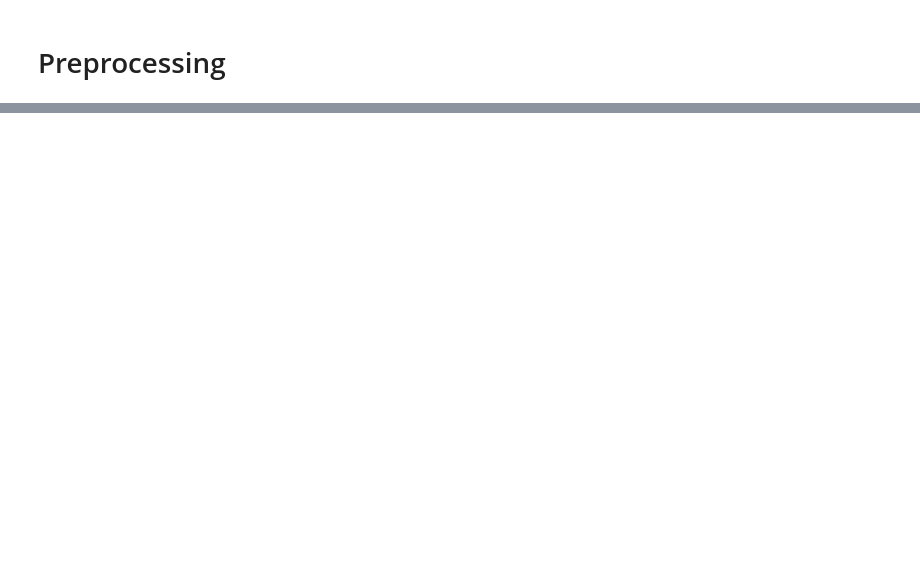
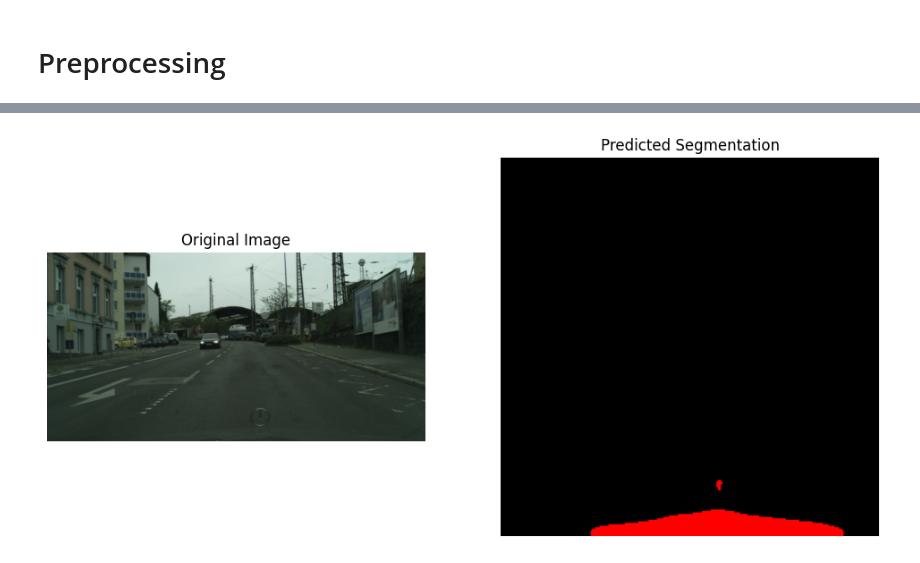
Before and after one commit to ahmedoy/CitySegmentation, a Jupyter notebook: Notebook.ipynb, the cells around one changed output, grey strips where cells are left out. Saved outputs shown, nothing was run; the diff lists cells and outputs as text; code cells hidden in the pictures; blank space fills up the shorter version.

Commit message:
Kaggle Notebook | Notebook | Version 2

```diff
--- a/Notebook.ipynb
+++ b/Notebook.ipynb
@@ -364,0 +751,6 @@ Batch Masks device: cpu
+# %%
+# Set up loss function and optimizer
+criterion = torch.nn.CrossEntropyLoss(ignore_index=255)
+
+# Only optimize the classifier parameters
+optimizer = torch.optim.Adam(model.classifier.parameters(), lr=0.0001)
@@ -364,0 +798,14 @@ Batch Masks device: cpu
+# %%
+def predict_image(model, image, device):
+    model.eval()
+    image = image.to(device).unsqueeze(0)  # Add batch dimension
+    with torch.no_grad():
+        output = model(image)['out']
+        pred = torch.argmax(output, dim=1)
+    return pred.squeeze(0).cpu().numpy()
+
+# Example usage with an image
+image = Image.open('/kaggle/input/images/test/aachen/aachen_000075_000019_leftImg8bit.png').convert('RGB')
+image = transform(image)  # Apply the same transformations
+prediction = predict_image(model, image, device)
+prediction
@@ -365,3 +820,49 @@ Batch Masks device: cpu
+# %%
+import matplotlib.pyplot as plt
+import numpy as np
+from PIL import Image
+
+# Function to visualize the prediction result
+def visualize_prediction(image_path, prediction, class_colors=None):
+    # Load the original image for display
+    original_image = Image.open(image_path).convert('RGB')
+
+    # If you have predefined colors for each class in the segmentation, apply them
+    if class_colors:
+        mask_colored = np.zeros((*prediction.shape, 3), dtype=np.uint8)
+        for cls, color in enumerate(class_colors):
+            mask_colored[prediction == cls] = color
+        mask_display = mask_colored
+    else:
+        mask_display = prediction  # Display raw mask (if no colors are defined)
+
+    # Plot the original image and the mask side by side
+    fig, ax = plt.subplots(1, 2, figsize=(12, 6))
+
+    ax[0].imshow(original_image)
+    ax[0].set_title('Original Image')
+    ax[0].axis('off')
+
+    ax[1].imshow(mask_display, cmap='jet')  # Colormap can be used if class_colors not provided
+    ax[1].set_title('Predicted Segmentation')
+    ax[1].axis('off')
+
+    plt.show()
+
+# Optional: Define colors for each class in the segmentation mask
+class_colors = [
+    (0, 0, 0),     # Background (black)
+    (255, 0, 0),   # Class 1 (red)
+    (0, 255, 0),   # Class 2 (green)
+    (0, 0, 255),   # Class 3 (blue)
+    # Add more colors if you have more classes
+]
+
+# Visualize the prediction
+image_path = '/kaggle/input/images/test/aachen/aachen_000075_000019_leftImg8bit.png'
+visualize_prediction(image_path, prediction, class_colors)
+# %% [output]
+[figure, added]
 # %%
 #TODO : Write the loss function you are going to use
 # %%
```
Also changed, not shown: parts of 25 cells of this notebook.
